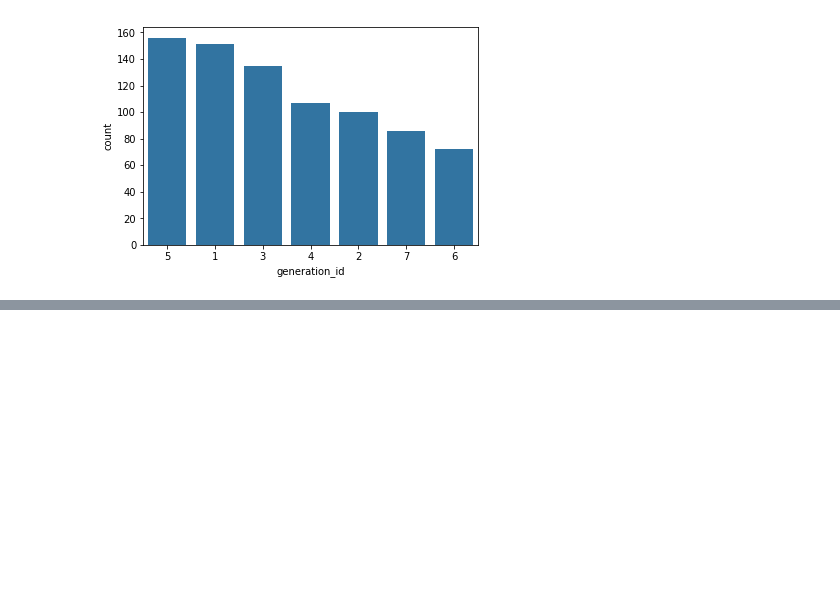
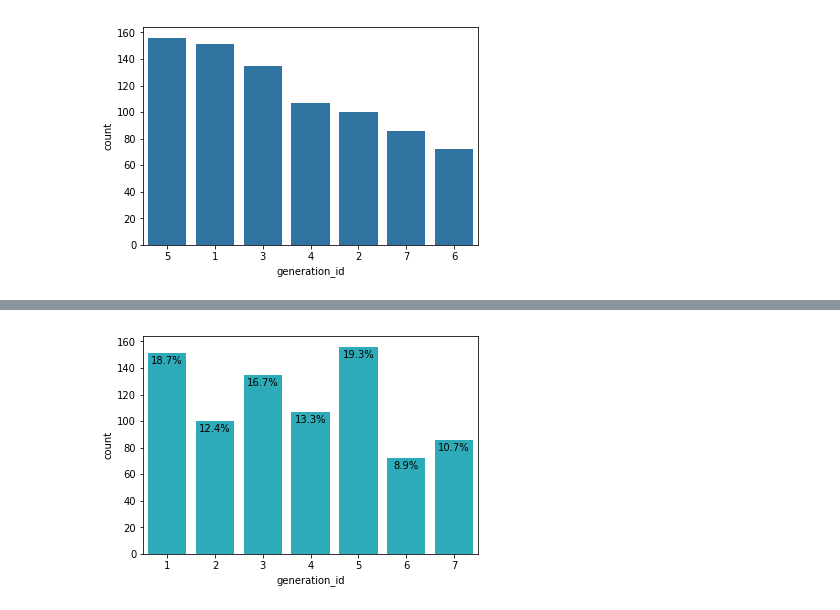
Before and after one commit to abhiksark/Udacity-DataAnalyst-Nanodegree, a Jupyter notebook: Data Viz/Univariate_Data_Viz.ipynb, the cells around one changed output, grey strips where cells are left out. Cells and saved outputs as stored; diff of their text form; code cells hidden in the pictures; blank space fills up the shorter version.

```diff
--- a/Data Viz/Univariate_Data_Viz.ipynb
+++ b/Data Viz/Univariate_Data_Viz.ipynb
@@ -51,0 +70,19 @@ plt.xticks(rotation = 90);
+# %%
+# create the plot
+base_color = sb.color_palette()[9]
+sb.countplot(data = df, x = 'generation_id', color = base_color)
+
+# add annotations
+n_points = df.shape[0]
+generation_counts = df['generation_id'].value_counts()
+locs, labels = plt.xticks() # get the current tick locations and labels
+
+# loop through each pair of locations and labels
+for loc, label in zip(locs, labels):
+    # get the text property for the label to get the correct count
+    count = generation_counts[int(label.get_text())]
+    pct_string = '{:0.1f}%'.format(100*count/n_points)
+    # print the annotation just below the top of the bar
+    plt.text(loc, count-8, pct_string, ha = 'center', color = 'black')
+# %% [output]
+[figure, added]
```
Also changed, not shown: parts of 4 cells of this notebook.
